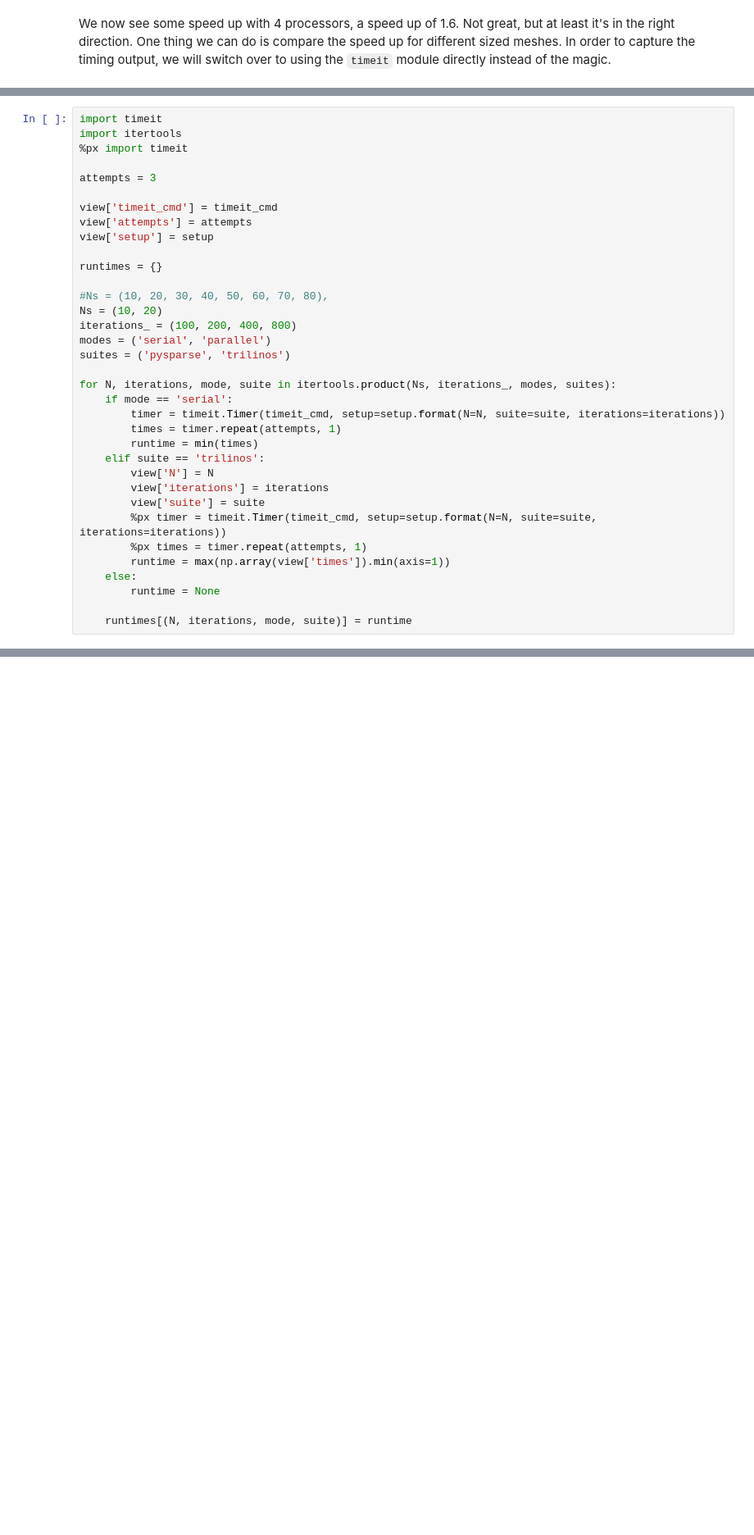
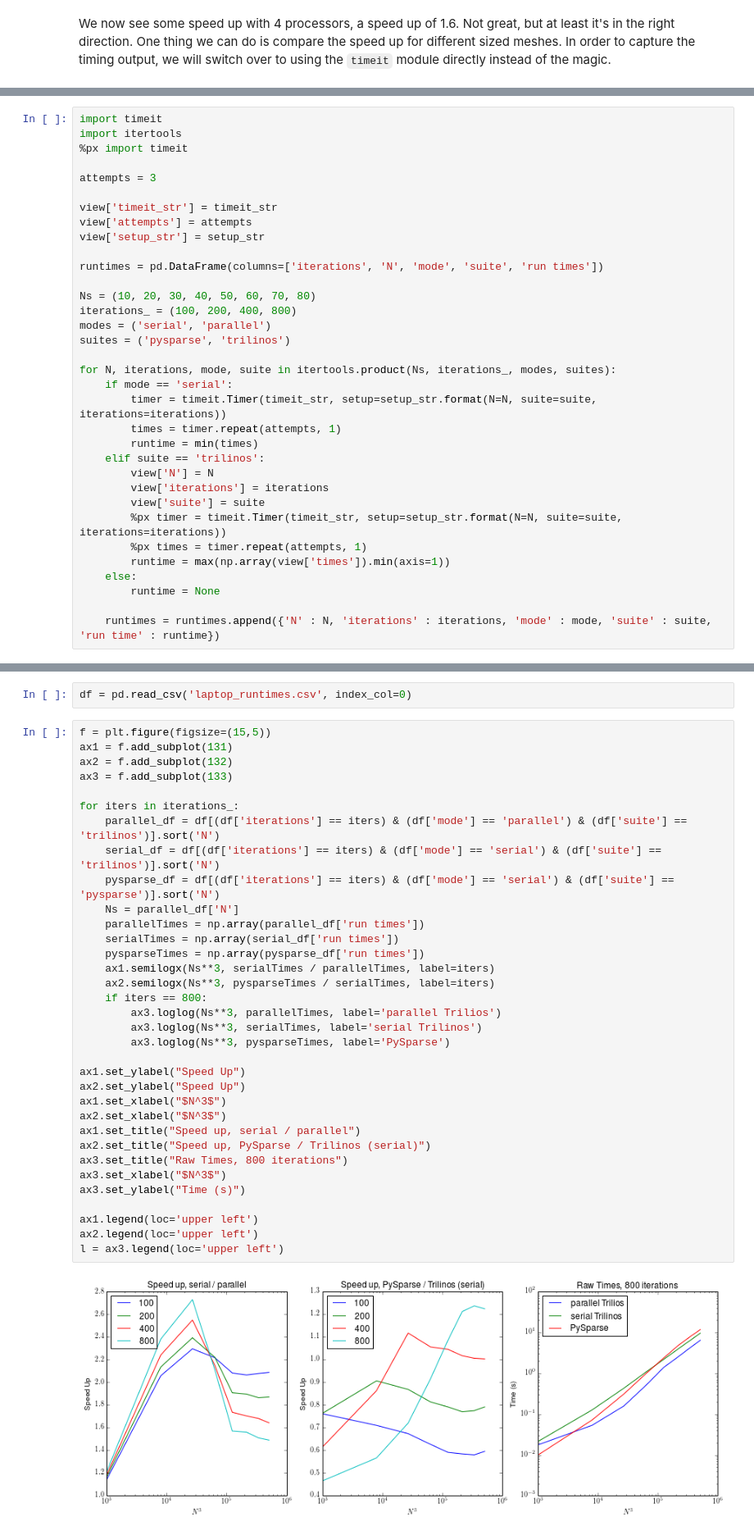
Before and after one commit to wd15/wd15.github.com, a Jupyter notebook: notebooks/FiPy-IPython.ipynb, the cells around one changed output, grey strips where cells are left out. Shown at 82% size. Cells and saved outputs as stored; diff of their text form; blank space fills up the shorter version.

Commit message:
Completed timings using IPython's parallel architecture
Added in code to time outside of the notebook.

 * Using docopt to parse arguments.

```diff
--- a/notebooks/FiPy-IPython.ipynb
+++ b/notebooks/FiPy-IPython.ipynb
@@ -225,31 +207,30 @@ import itertools
 
 attempts = 3
 
-view['timeit_cmd'] = timeit_cmd
+view['timeit_str'] = timeit_str
 view['attempts'] = attempts
-view['setup'] = setup
+view['setup_str'] = setup_str
 
-runtimes = {}
+runtimes = pd.DataFrame(columns=['iterations', 'N', 'mode', 'suite', 'run times'])
 
-#Ns = (10, 20, 30, 40, 50, 60, 70, 80),
-Ns = (10, 20)
+Ns = (10, 20, 30, 40, 50, 60, 70, 80)
 iterations_ = (100, 200, 400, 800)
 modes = ('serial', 'parallel')
 suites = ('pysparse', 'trilinos')
 
 for N, iterations, mode, suite in itertools.product(Ns, iterations_, modes, suites):
     if mode == 'serial':
-        timer = timeit.Timer(timeit_cmd, setup=setup.format(N=N, suite=suite, iterations=iterations))
+        timer = timeit.Timer(timeit_str, setup=setup_str.format(N=N, suite=suite, iterations=iterations))
         times = timer.repeat(attempts, 1)
         runtime = min(times)
     elif suite == 'trilinos':
         view['N'] = N
         view['iterations'] = iterations
         view['suite'] = suite
-        %px timer = timeit.Timer(timeit_cmd, setup=setup.format(N=N, suite=suite, iterations=iterations))
+        %px timer = timeit.Timer(timeit_str, setup=setup_str.format(N=N, suite=suite, iterations=iterations))
         %px times = timer.repeat(attempts, 1)
         runtime = max(np.array(view['times']).min(axis=1))
     else:
         runtime = None
 
-    runtimes[(N, iterations, mode, suite)] = runtime
+    runtimes = runtimes.append({'N' : N, 'iterations' : iterations, 'mode' : mode, 'suite' : suite, 'run time' : runtime})
@@ -426,0 +239,38 @@ Create(...)
+# %%
+df = pd.read_csv('laptop_runtimes.csv', index_col=0)
+# %%
+f = plt.figure(figsize=(15,5))
+ax1 = f.add_subplot(131)
+ax2 = f.add_subplot(132)
+ax3 = f.add_subplot(133)
+
+for iters in iterations_:
+    parallel_df = df[(df['iterations'] == iters) & (df['mode'] == 'parallel') & (df['suite'] == 'trilinos')].sort('N')
+    serial_df = df[(df['iterations'] == iters) & (df['mode'] == 'serial') & (df['suite'] == 'trilinos')].sort('N')
+    pysparse_df = df[(df['iterations'] == iters) & (df['mode'] == 'serial') & (df['suite'] == 'pysparse')].sort('N')
+    Ns = parallel_df['N']
+    parallelTimes = np.array(parallel_df['run times'])
+    serialTimes = np.array(serial_df['run times'])
+    pysparseTimes = np.array(pysparse_df['run times'])
+    ax1.semilogx(Ns**3, serialTimes / parallelTimes, label=iters)
+    ax2.semilogx(Ns**3, pysparseTimes / serialTimes, label=iters)
+    if iters == 800:
+        ax3.loglog(Ns**3, parallelTimes, label='parallel Trilios')
+        ax3.loglog(Ns**3, serialTimes, label='serial Trilinos')
+        ax3.loglog(Ns**3, pysparseTimes, label='PySparse')
+
+ax1.set_ylabel("Speed Up")
+ax2.set_ylabel("Speed Up")
+ax1.set_xlabel("$N^3$")
+ax2.set_xlabel("$N^3$")
+ax1.set_title("Speed up, serial / parallel")
+ax2.set_title("Speed up, PySparse / Trilinos (serial)")
+ax3.set_title("Raw Times, 800 iterations")
+ax3.set_xlabel("$N^3$")
+ax3.set_ylabel("Time (s)")
+
+ax1.legend(loc='upper left')
+ax2.legend(loc='upper left')
+l = ax3.legend(loc='upper left')
+# %% [output]
+[figure, added]
```
Also changed, not shown: parts of 35 cells of this notebook.
